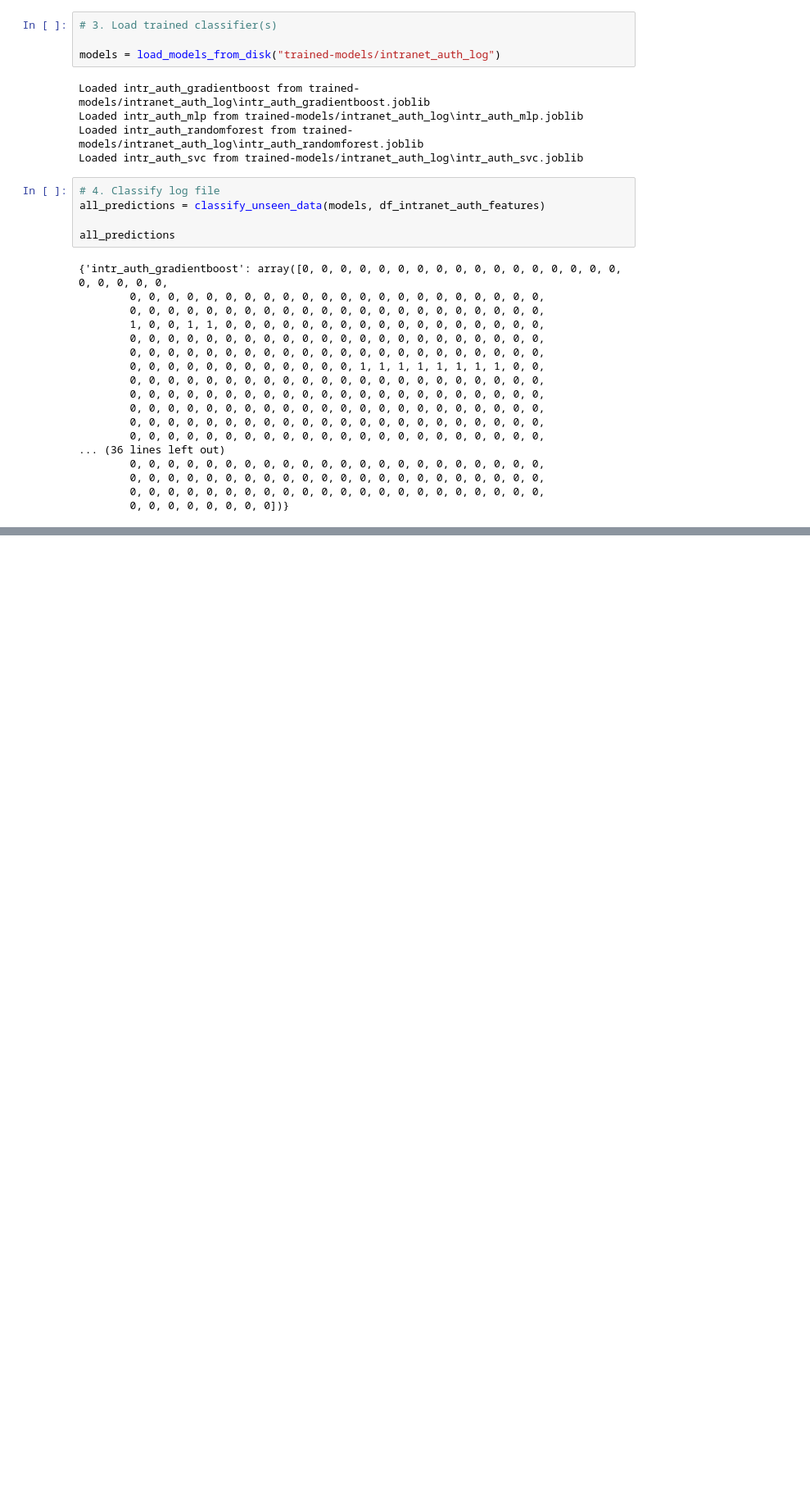
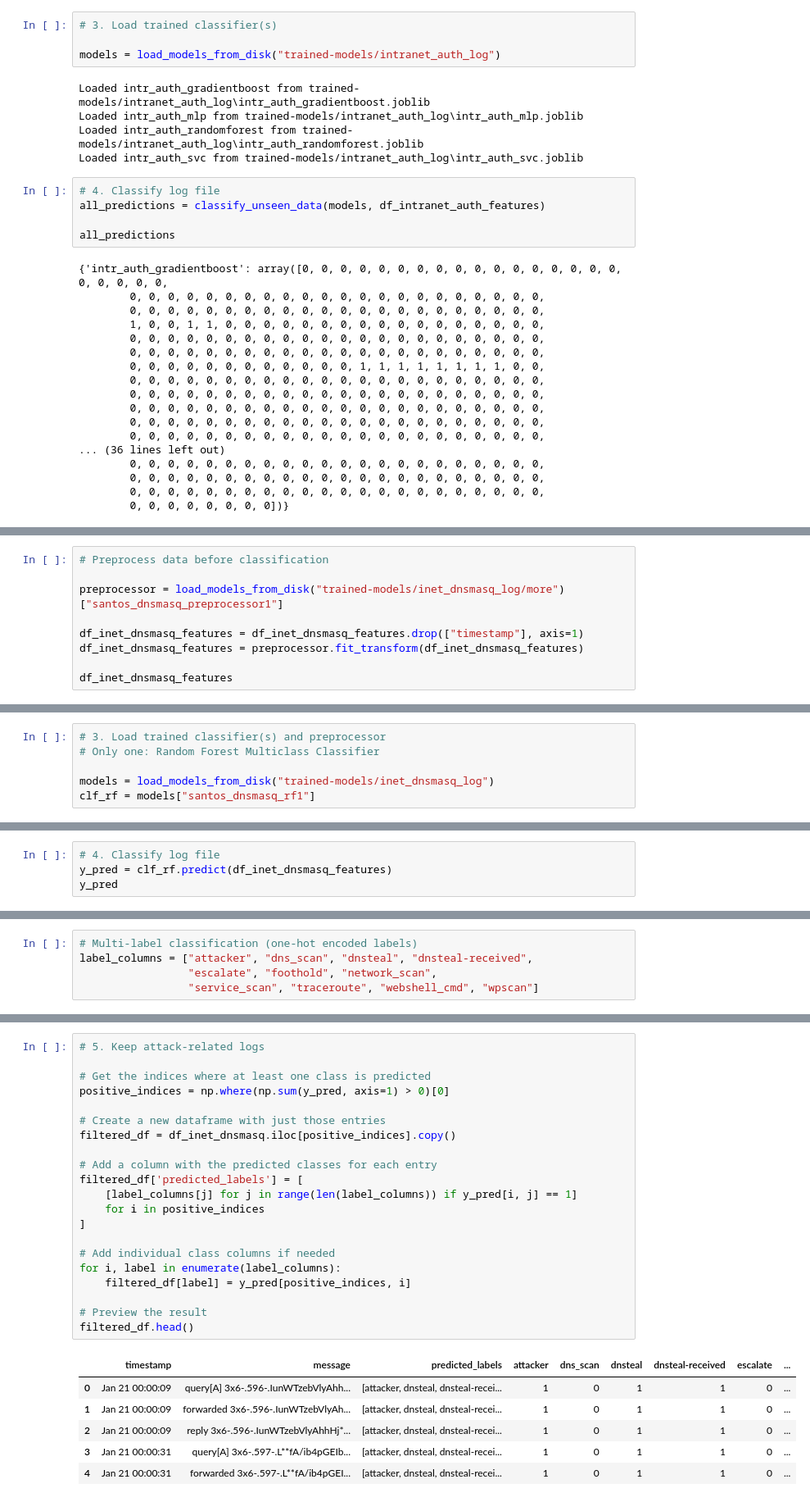
Before and after one commit to SlimTimster/IDSAlertCorrelaction_CySec_MasterThesis, a Jupyter notebook: alert_correlation_main.ipynb, the cells around one changed output, grey strips where cells are left out. Shown at 82% size. Cells and saved outputs as stored; diff of their text form; blank space fills up the shorter version.

```diff
--- a/alert_correlation_main.ipynb
+++ b/alert_correlation_main.ipynb
@@ -102,0 +209,9 @@ all_predictions
+# %%
+# Preprocess data before classification
+
+preprocessor = load_models_from_disk("trained-models/inet_dnsmasq_log/more")["santos_dnsmasq_preprocessor1"]
+
+df_inet_dnsmasq_features = df_inet_dnsmasq_features.drop(["timestamp"], axis=1)
+df_inet_dnsmasq_features = preprocessor.fit_transform(df_inet_dnsmasq_features)
+
+df_inet_dnsmasq_features
@@ -102,0 +233,6 @@ all_predictions
+# %%
+# 3. Load trained classifier(s) and preprocessor
+# Only one: Random Forest Multiclass Classifier
+
+models = load_models_from_disk("trained-models/inet_dnsmasq_log")
+clf_rf = models["santos_dnsmasq_rf1"]
@@ -102,0 +241,4 @@ all_predictions
+# %%
+# 4. Classify log file
+y_pred = clf_rf.predict(df_inet_dnsmasq_features)
+y_pred
@@ -102,0 +253,5 @@ all_predictions
+# %%
+# Multi-label classification (one-hot encoded labels)
+label_columns = ["attacker", "dns_scan", "dnsteal", "dnsteal-received",
+                 "escalate", "foothold", "network_scan",
+                 "service_scan", "traceroute", "webshell_cmd", "wpscan"]
@@ -102,0 +320,28 @@ all_predictions
+# %%
+# 5. Keep attack-related logs
+
+# Get the indices where at least one class is predicted
+positive_indices = np.where(np.sum(y_pred, axis=1) > 0)[0]
+
+# Create a new dataframe with just those entries
+filtered_df = df_inet_dnsmasq.iloc[positive_indices].copy()
+
+# Add a column with the predicted classes for each entry
+filtered_df['predicted_labels'] = [
+    [label_columns[j] for j in range(len(label_columns)) if y_pred[i, j] == 1]
+    for i in positive_indices
+]
+
+# Add individual class columns if needed
+for i, label in enumerate(label_columns):
+    filtered_df[label] = y_pred[positive_indices, i]
+
+# Preview the result
+filtered_df.head()
+# %% [output]
+|  | timestamp | message | predicted_labels | attacker | dns_scan | dnsteal | dnsteal-received | escalate | ... |
+| 0 | Jan 21 00:00:09 | query[A] 3x6-.596-.IunWTzebVlyAhh... | [attacker, dnsteal, dnsteal-recei... | 1 | 0 | 1 | 1 | 0 | ... |
+| 1 | Jan 21 00:00:09 | forwarded 3x6-.596-.IunWTzebVlyAh... | [attacker, dnsteal, dnsteal-recei... | 1 | 0 | 1 | 1 | 0 | ... |
+| 2 | Jan 21 00:00:09 | reply 3x6-.596-.IunWTzebVlyAhhHj*... | [attacker, dnsteal, dnsteal-recei... | 1 | 0 | 1 | 1 | 0 | ... |
+| 3 | Jan 21 00:00:31 | query[A] 3x6-.597-.L**fA/ib4pGEIb... | [attacker, dnsteal, dnsteal-recei... | 1 | 0 | 1 | 1 | 0 | ... |
+| 4 | Jan 21 00:00:31 | forwarded 3x6-.597-.L**fA/ib4pGEI... | [attacker, dnsteal, dnsteal-recei... | 1 | 0 | 1 | 1 | 0 | ... |
```
Also changed, not shown: parts of 20 cells of this notebook, 7 other files.
